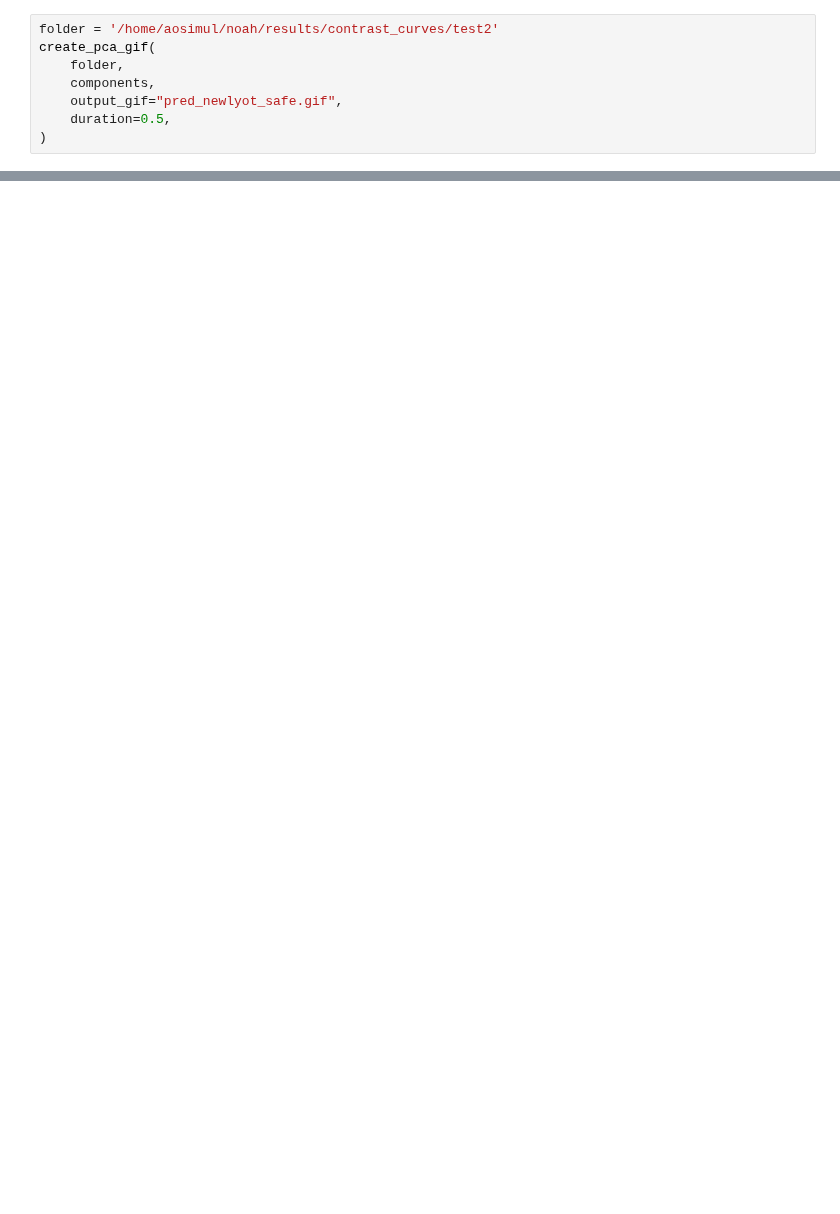
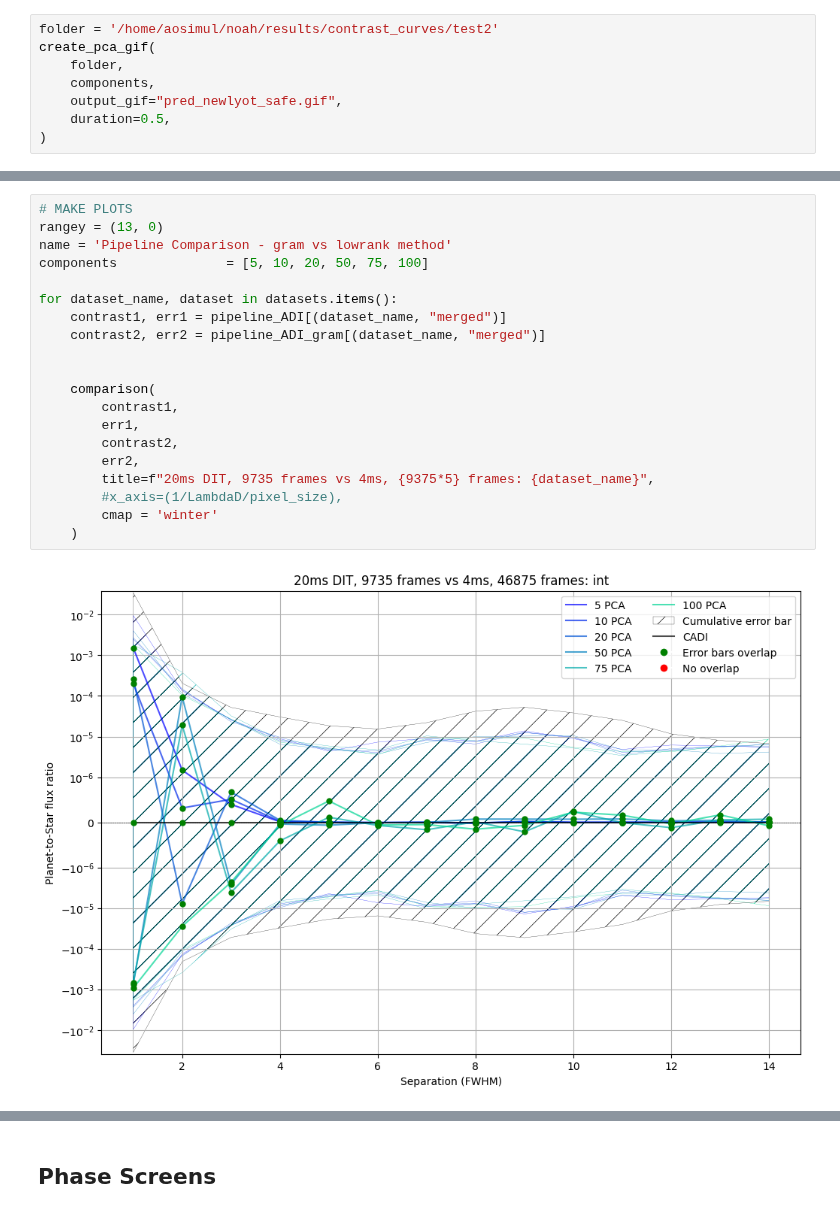
Before and after one commit to noah-bns/ESO_internship, a Jupyter notebook: notebooks/view_GHOST_screens_24.ipynb, the cells around one changed output, grey strips where cells are left out. Cells and saved outputs as stored; diff of their text form; blank space fills up the shorter version.

```diff
--- a/notebooks/view_GHOST_screens_24.ipynb
+++ b/notebooks/view_GHOST_screens_24.ipynb
@@ -648,0 +712,22 @@ for dataset_name, dataset in datasets.items():
+# %%
+# MAKE PLOTS
+rangey = (13, 0)
+name = 'Pipeline Comparison - gram vs lowrank method'
+components              = [5, 10, 20, 50, 75, 100]
+
+for dataset_name, dataset in datasets.items():
+    contrast1, err1 = pipeline_ADI[(dataset_name, "merged")]
+    contrast2, err2 = pipeline_ADI_gram[(dataset_name, "merged")]
+
+
+    comparison(
+        contrast1,
+        err1,
+        contrast2,
+        err2,
+        title=f"20ms DIT, 9735 frames vs 4ms, {9375*5} frames: {dataset_name}",
+        #x_axis=(1/LambdaD/pixel_size),
+        cmap = 'winter'
+    )
+# %% [output]
+[figure, added]
@@ -648,0 +735,2 @@ for dataset_name, dataset in datasets.items():
+# %% [markdown]
+## Phase Screens
```
Also changed, not shown: parts of 30 cells of this notebook, 6 other files.
